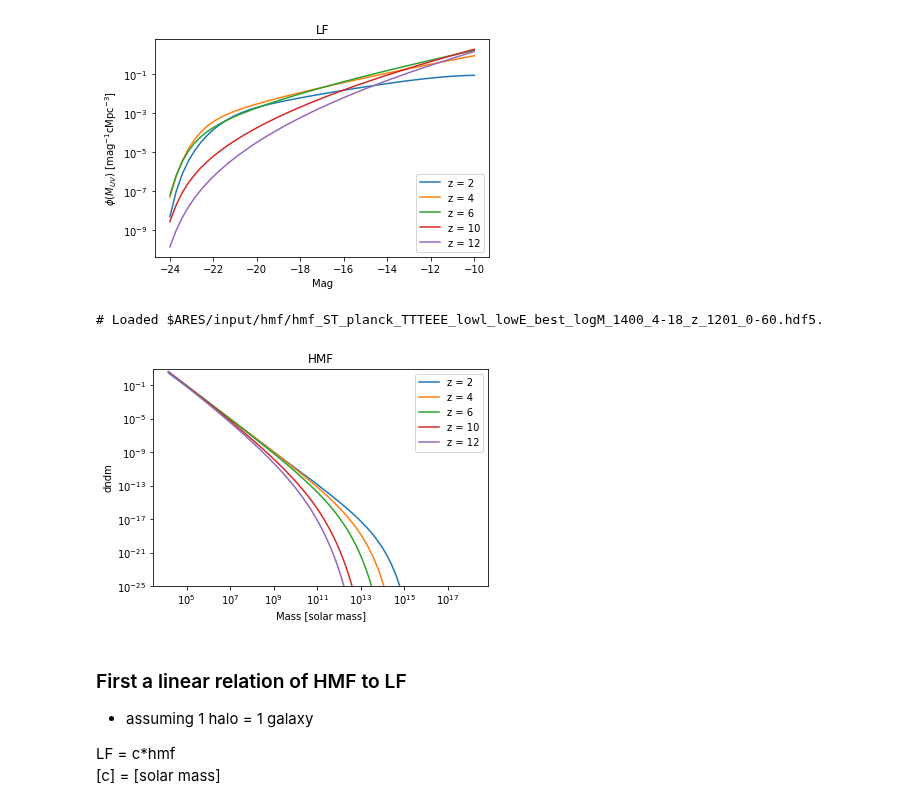
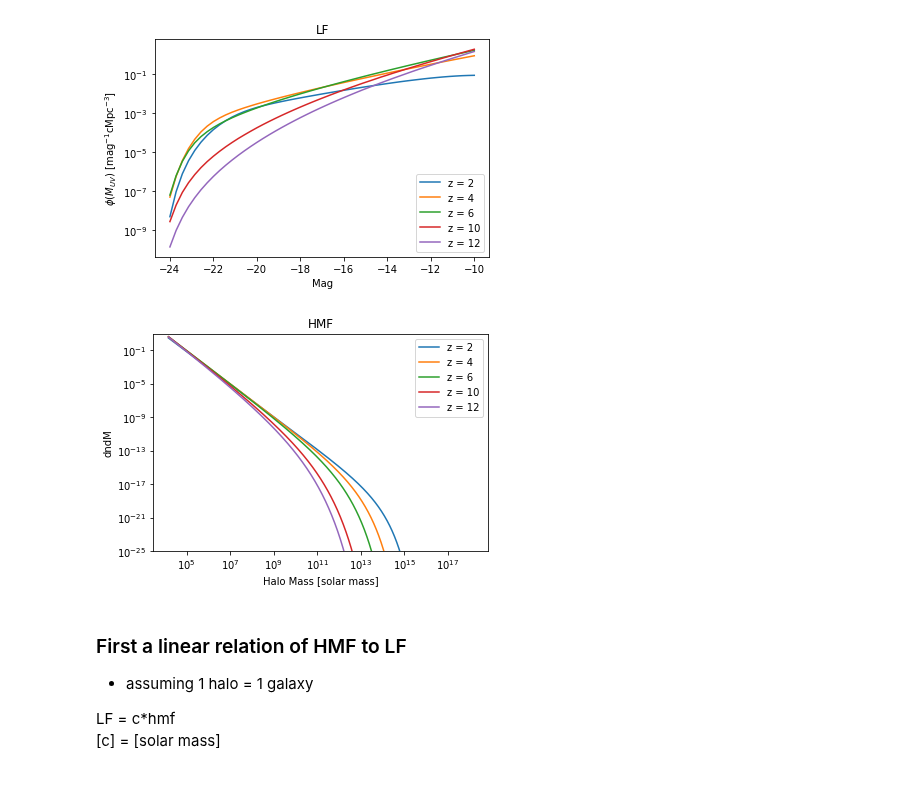
Before and after one commit to eklem1/GalaxySim, a Jupyter notebook: WorkingFromHalo.ipynb, the cells around one changed output. Drawn from its saved outputs; the diff is of its cells as text; code cells hidden in the pictures.

```diff
--- a/WorkingFromHalo.ipynb
+++ b/WorkingFromHalo.ipynb
@@ -47,22 +47,21 @@ pl.show()
 # %%
 # mass function at a few redshifts
 # The differential halo mass function, i.e., number of halos per mass bin, dn/dm. Note that the shape should be (len(z), ``len(M)).
 
 for z in [2, 4, 6, 10, 12]:
     i = np.argmin(np.abs(z - pop_halo.halos.tab_z)) #Returns the indices of the min value (so with z-zArray, this min value corresponds to the value closest to z)
 
     pl.loglog(pop_halo.halos.tab_M, pop_halo.halos.tab_dndm[i, :], label='z = %i' %z)
 
 pl.legend()
-pl.ylabel('dndm')
-pl.xlabel('Mass [solar mass]')
+pl.ylabel("dndM")
+pl.xlabel('Halo Mass [solar mass]')
 pl.title('HMF')
 
 pl.ylim(1e-25, 10)
 pl.show()
 # %% [output]
-# Loaded $ARES/input/hmf/hmf_ST_planck_TTTEEE_lowl_lowE_best_logM_1400_4-18_z_1201_0-60.hdf5.
-[figure, old version]
+[figure, new version]
 # %% [markdown]
 ### First a linear relation of HMF to LF
 - assuming 1 halo = 1 galaxy
```
Also changed, not shown: parts of 1 cell of this notebook, 4 other files.
